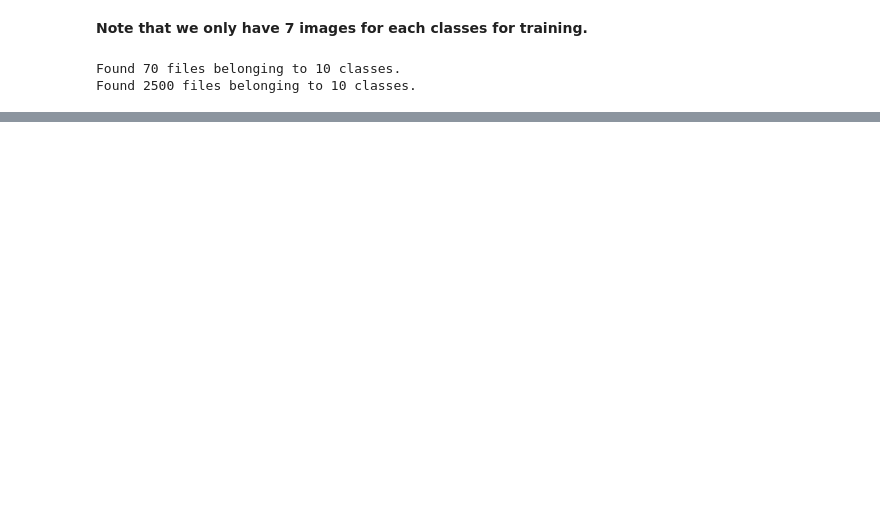
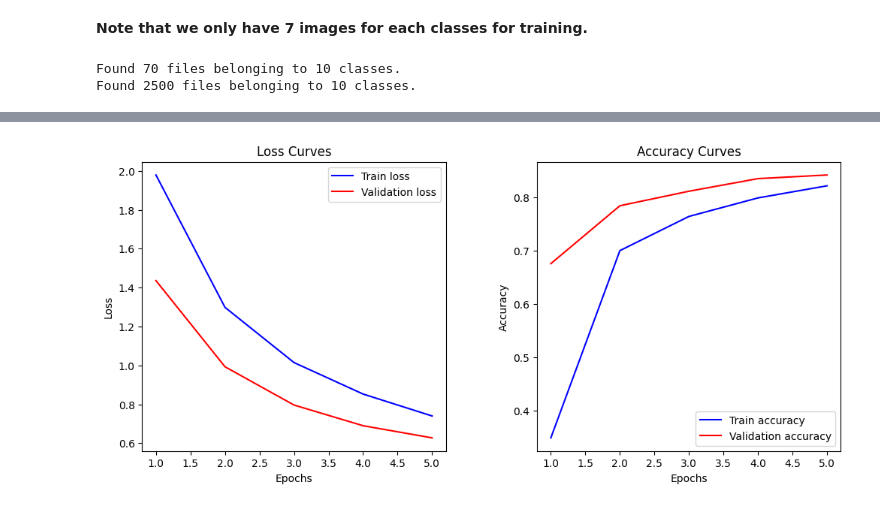
Before and after one commit to SedatParlak/tensorflow, a Jupyter notebook: 05_transfer_learning_fine_tuning.ipynb, the cells around one changed output, grey strips where cells are left out. Cells and saved outputs as stored; diff of their text form; code cells hidden in the pictures; blank space fills up the shorter version.

```diff
--- a/05_transfer_learning_fine_tuning.ipynb
+++ b/05_transfer_learning_fine_tuning.ipynb
@@ -455,0 +601,11 @@ data_augmentation = tf.keras.Sequential([
+# %%
+# Setup data loaders
+train_data_10_percent = tf.keras.preprocessing.image_dataset_from_directory(directory=train_dir,
+                                                                            label_mode='categorical',
+                                                                            image_size=IMG_SIZE,
+                                                                            batch_size=BATCH_SIZE)
+
+test_data_10_percent = tf.keras.preprocessing.image_dataset_from_directory(directory=test_dir,
+                                                                           label_mode='categorical',
+                                                                           image_size=IMG_SIZE,
+                                                                           batch_size=BATCH_SIZE)
@@ -455,0 +615,9 @@ data_augmentation = tf.keras.Sequential([
+# %%
+# Create data augmentation
+data_augmentation = tf.keras.Sequential([
+    preprocessing.RandomFlip('horizontal'),
+    preprocessing.RandomZoom(0.2),
+    preprocessing.RandomHeight(0.2),
+    preprocessing.RandomWidth(0.2),
+    preprocessing.RandomRotation(0.2)
+], name='data_augmentation')
@@ -455,0 +657,10 @@ data_augmentation = tf.keras.Sequential([
+# %%
+# Set check point path
+checkpoint_path = 'ten_percent_model_checkpoints_weights/checkpoint.ckpt'
+
+# Create a ModelCheckpoint callback that saves the model's weights only
+checkpoint_callback = tf.keras.callbacks.ModelCheckpoint(filepath=checkpoint_path,
+                                                         save_weights_only=True,
+                                                         save_best_only=False,
+                                                         save_freq='epoch',
+                                                         verbose=1)
@@ -455,0 +669,8 @@ data_augmentation = tf.keras.Sequential([
+# %%
+# Fit the model
+model_2_history = model_2.fit(train_data_10_percent,
+                              epochs=5,
+                              validation_data=test_data_10_percent,
+                              validation_steps=len(test_data_10_percent),
+                              callbacks=[create_tensorboard_callback(dir_name='transfer_learning',
+                                                                     experiment_name='Model_2_10_percent'), checkpoint_callback])
@@ -455,0 +695,5 @@ data_augmentation = tf.keras.Sequential([
+# %%
+# Plot the loss curves for model_2
+plot_loss_curves(model_2_history)
+# %% [output]
+[figure, added]
```
Also changed, not shown: parts of 60 cells of this notebook.
